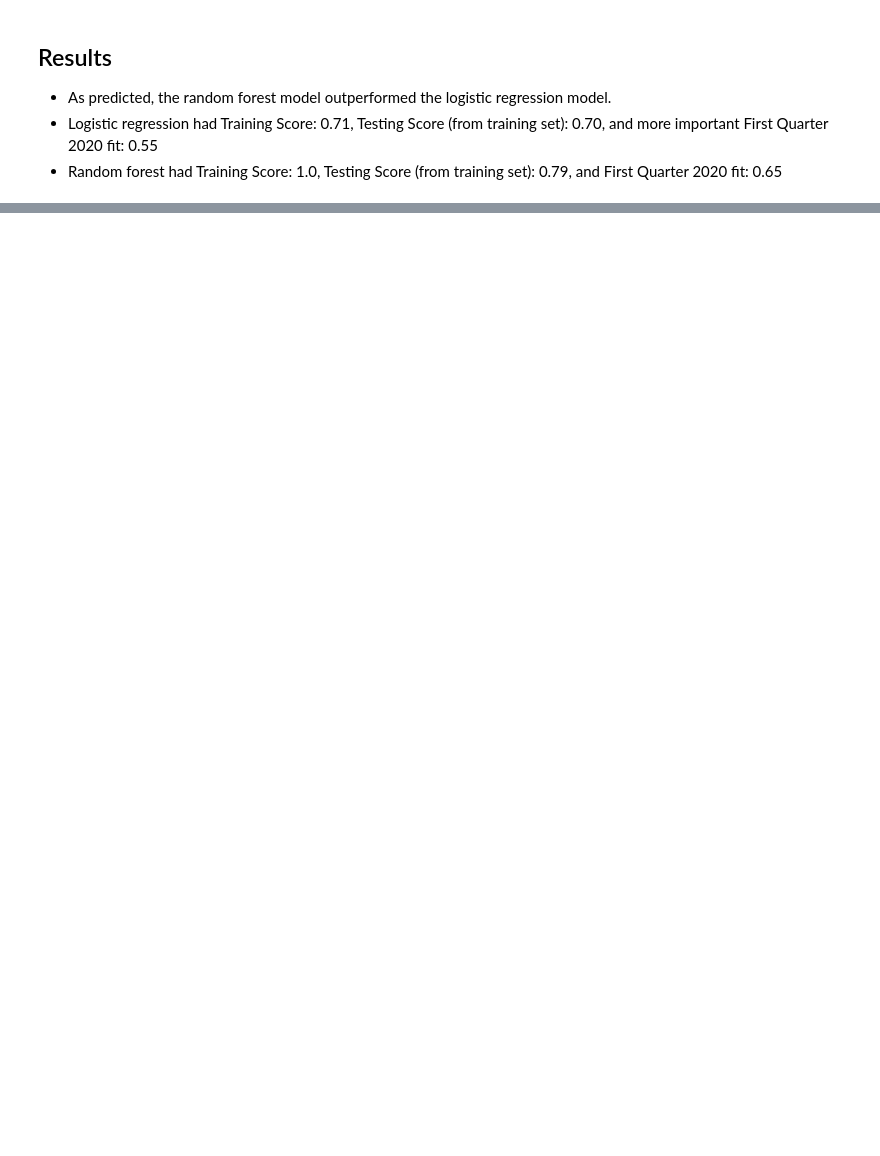
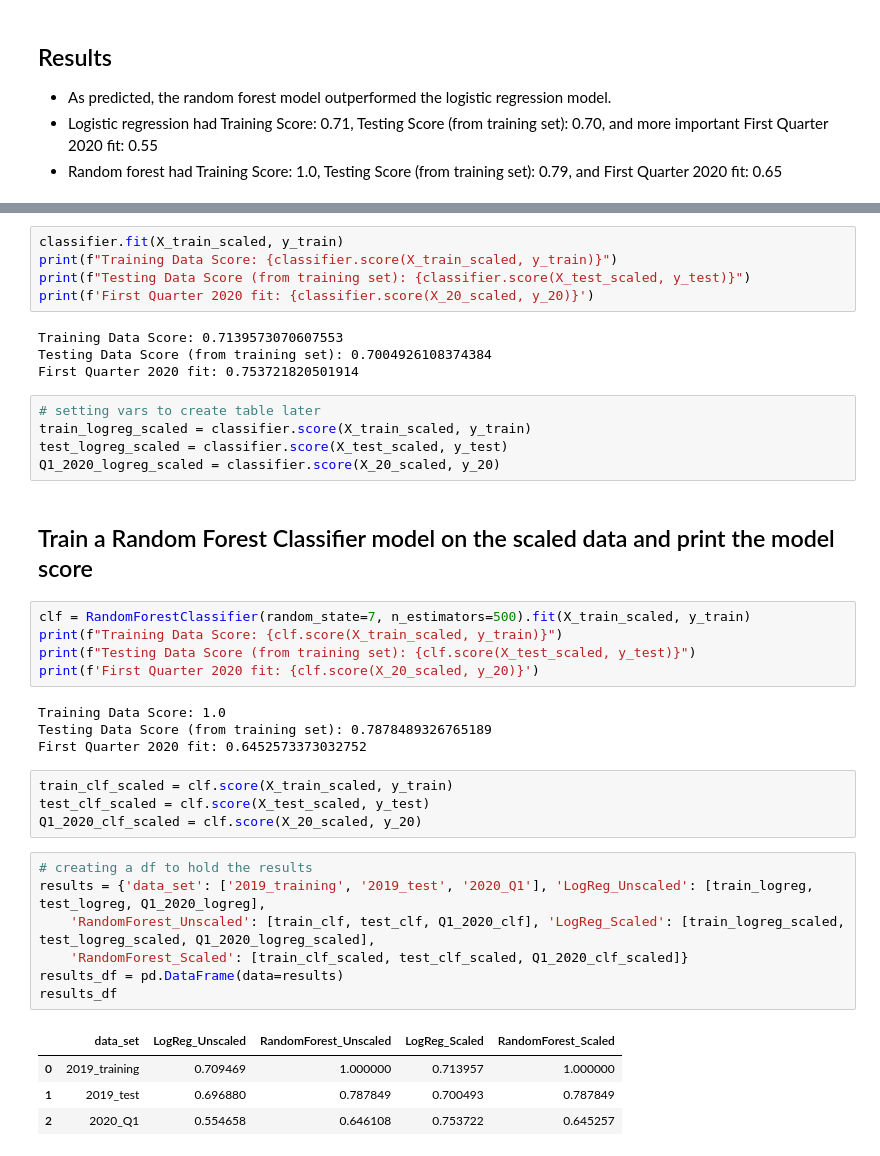
Before and after one commit to juliemcbaker/lendingclub_risk, a Jupyter notebook: Credit Risk Evaluator.ipynb, the cells around one changed output, grey strips where cells are left out. Cells and saved outputs as stored; diff of their text form; blank space fills up the shorter version.

Commit message:
scaled analyses complete

```diff
--- a/Credit Risk Evaluator.ipynb
+++ b/Credit Risk Evaluator.ipynb
@@ -189,0 +206,41 @@ First Quarter 2020 fit: 0.6461080391322841
+# %%
+classifier.fit(X_train_scaled, y_train)
+print(f"Training Data Score: {classifier.score(X_train_scaled, y_train)}")
+print(f"Testing Data Score (from training set): {classifier.score(X_test_scaled, y_test)}")
+print(f'First Quarter 2020 fit: {classifier.score(X_20_scaled, y_20)}')
+# %% [output]
+Training Data Score: 0.7139573070607553
+Testing Data Score (from training set): 0.7004926108374384
+First Quarter 2020 fit: 0.753721820501914
+# %%
+# setting vars to create table later
+train_logreg_scaled = classifier.score(X_train_scaled, y_train)
+test_logreg_scaled = classifier.score(X_test_scaled, y_test)
+Q1_2020_logreg_scaled = classifier.score(X_20_scaled, y_20)
+# %% [markdown]
+## Train a Random Forest Classifier model on the scaled data and print the model score
+# %%
+clf = RandomForestClassifier(random_state=7, n_estimators=500).fit(X_train_scaled, y_train)
+print(f"Training Data Score: {clf.score(X_train_scaled, y_train)}")
+print(f"Testing Data Score (from training set): {clf.score(X_test_scaled, y_test)}")
+print(f'First Quarter 2020 fit: {clf.score(X_20_scaled, y_20)}')
+# %% [output]
+Training Data Score: 1.0
+Testing Data Score (from training set): 0.7878489326765189
+First Quarter 2020 fit: 0.6452573373032752
+# %%
+train_clf_scaled = clf.score(X_train_scaled, y_train)
+test_clf_scaled = clf.score(X_test_scaled, y_test)
+Q1_2020_clf_scaled = clf.score(X_20_scaled, y_20)
+# %%
+# creating a df to hold the results
+results = {'data_set': ['2019_training', '2019_test', '2020_Q1'], 'LogReg_Unscaled': [train_logreg, test_logreg, Q1_2020_logreg],
+    'RandomForest_Unscaled': [train_clf, test_clf, Q1_2020_clf], 'LogReg_Scaled': [train_logreg_scaled, test_logreg_scaled, Q1_2020_logreg_scaled],
+    'RandomForest_Scaled': [train_clf_scaled, test_clf_scaled, Q1_2020_clf_scaled]}
+results_df = pd.DataFrame(data=results)
+results_df
+# %% [output]
+|  | data_set | LogReg_Unscaled | RandomForest_Unscaled | LogReg_Scaled | RandomForest_Scaled |
+| 0 | 2019_training | 0.709469 | 1.000000 | 0.713957 | 1.000000 |
+| 1 | 2019_test | 0.696880 | 0.787849 | 0.700493 | 0.787849 |
+| 2 | 2020_Q1 | 0.554658 | 0.646108 | 0.753722 | 0.645257 |
```
Also changed, not shown: parts of 10 cells of this notebook.
